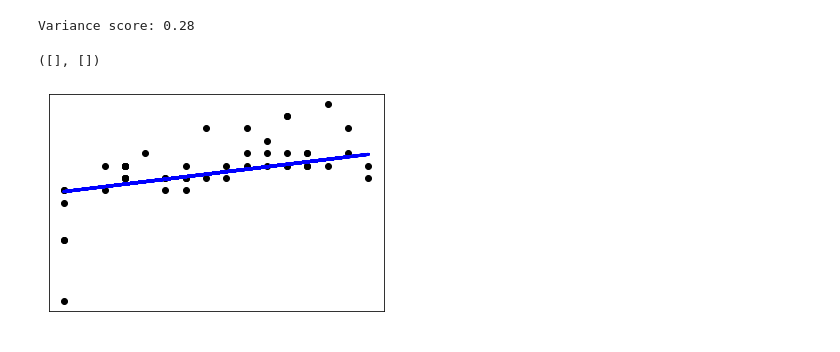
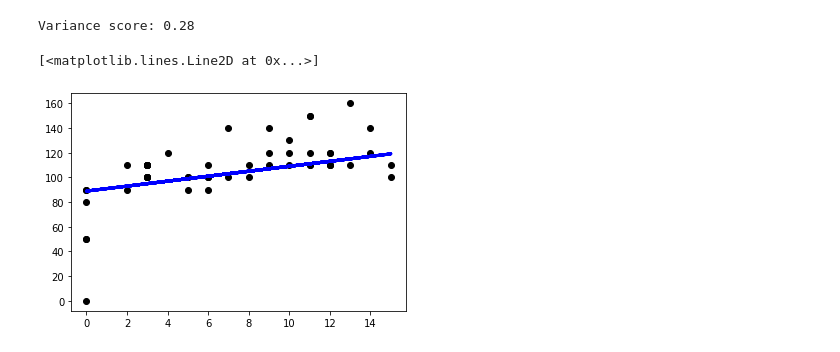
Before and after one commit to anibalfisico/Data-Science, a Jupyter notebook: cereal-machine-learning.ipynb, the cells around one changed output. Drawn from its saved outputs; the diff is of its cells as text; code cells hidden in the pictures.

```diff
--- a/cereal-machine-learning.ipynb
+++ b/cereal-machine-learning.ipynb
@@ -97,13 +101,9 @@ print('Variance score: %.2f' % r2_score(y_test, y_pred))
 # %% [output]
 Variance score: 0.28
 # %%
-
 # plotando um gráfico
 plt.scatter(X_test, y_test,  color='black')
 plt.plot(X_test, y_pred, color='blue', linewidth=3)
-
-plt.xticks(())
-plt.yticks(())
 # %% [output]
-([], [])
+[<matplotlib.lines.Line2D at 0x...>]
-[figure, old version]
+[figure, new version]
```
Also changed, not shown: parts of 1 cell of this notebook.
